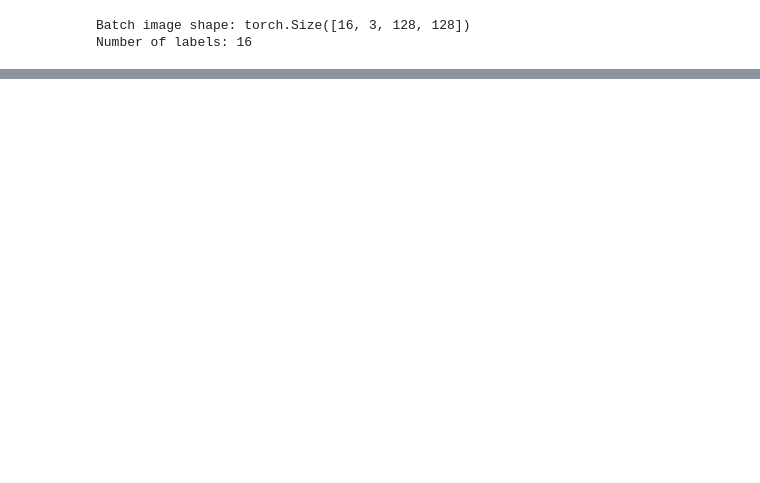
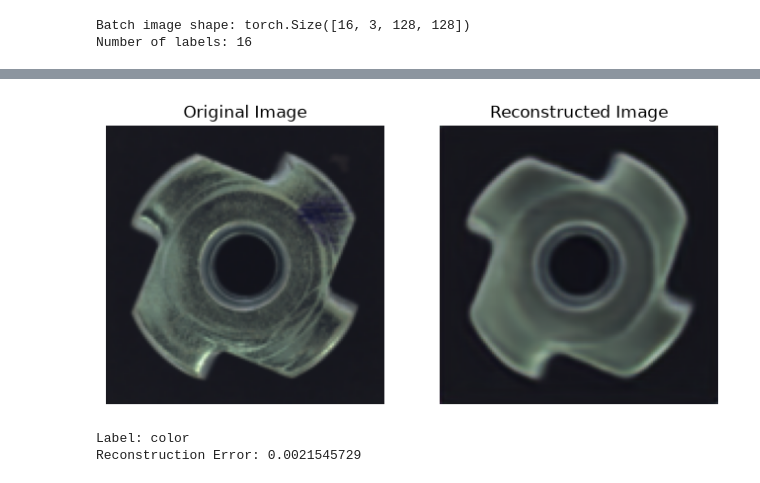
Before and after one commit to Madhubalakumar07/Industrial-Defect-Detection, a Jupyter notebook: model/Industrial_defect_VAE.ipynb, the cells around one changed output, grey strips where cells are left out. Cells and saved outputs as stored; diff of their text form; code cells hidden in the pictures; blank space fills up the shorter version.

```diff
--- a/model/Industrial_defect_VAE.ipynb
+++ b/model/Industrial_defect_VAE.ipynb
@@ -85,0 +367,6 @@ Number of labels: 16
+# %%
+show_reconstruction(1)
+# %% [output]
+[figure, added]
+Label: color
+Reconstruction Error: 0.0021545729
```
Also changed, not shown: parts of 28 cells of this notebook.
